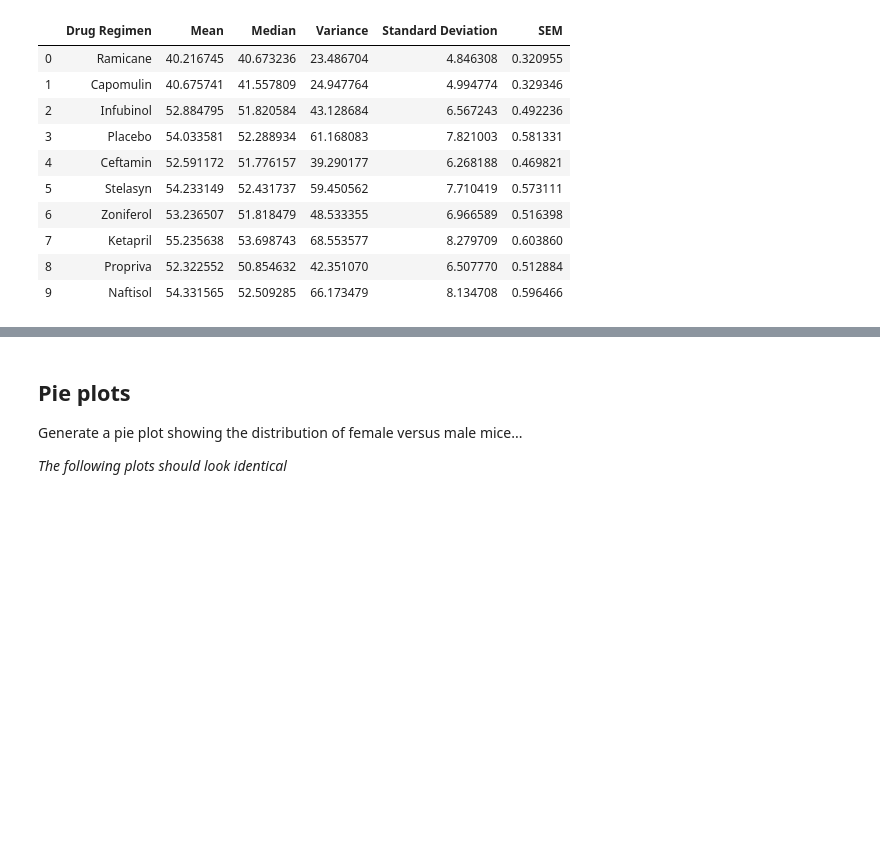
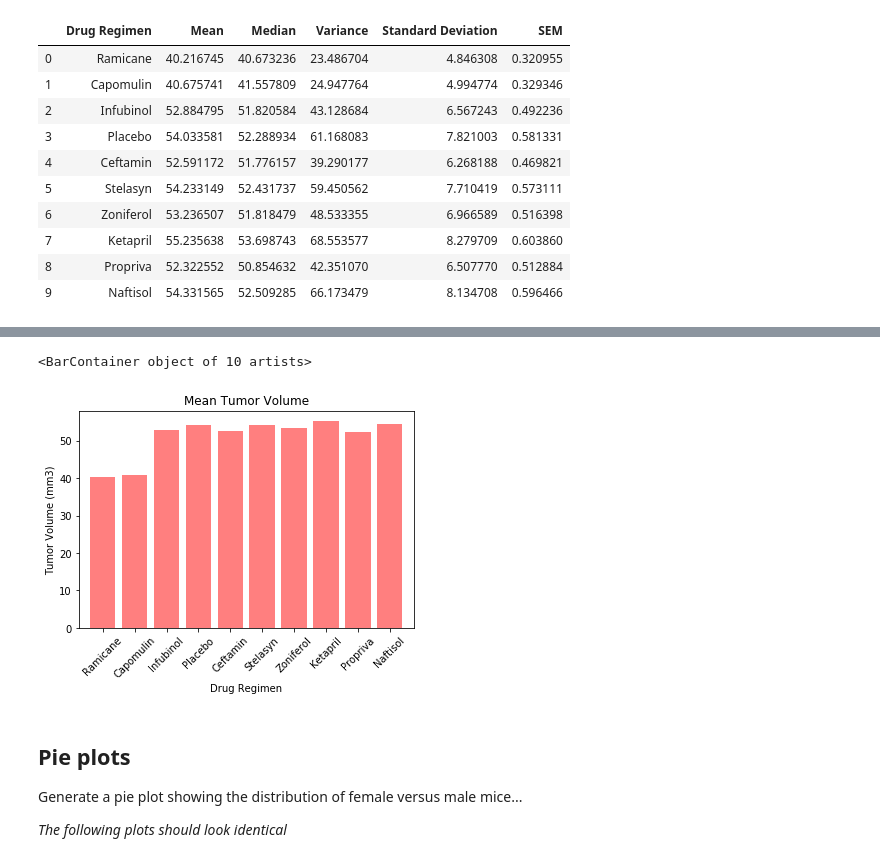
Before and after one commit to kirpatrick/mathplotlib-challenge, a Jupyter notebook: Pymaceuticals/pymaceuticals_starter.ipynb, the cells around one changed output, grey strips where cells are left out. Drawn from its saved outputs; the diff is of its cells as text; code cells hidden in the pictures; blank space fills up the shorter version.

```diff
--- a/Pymaceuticals/pymaceuticals_starter.ipynb
+++ b/Pymaceuticals/pymaceuticals_starter.ipynb
@@ -245,3 +223,27 @@ Generate a bar plot showing number of data points for each treatment regimen...
+# %%
+# Using Matplotlib's pyplot
+mean_tumor_vol = tumor_summary_data['Mean']
+x_axis = np.arange(len(mean_tumor_vol))
+
+# Tell matplotlib where we would like to place each of our x axis headers
+tick_locations = [value for value in x_axis]
+plt.xticks(tick_locations, study_results_complete['Drug Regimen'].unique(), rotation=45)
+
+# Sets the x limits of the current chart
+plt.xlim(-0.75, len(x_axis)-0.25)
+
+# Sets the y limits of the current chart
+plt.ylim(0, max(mean_tumor_vol)*1.05)
+
+# Give our chart some labels and a tile
+plt.title("Mean Tumor Volume")
+plt.xlabel("Drug Regimen")
+plt.ylabel("Tumor Volume (mm3)")
+
+plt.bar(x_axis, mean_tumor_vol, color='r', alpha=0.5, align="center")
+# %% [output]
+<BarContainer object of 10 artists>
+[figure, added]
 # %% [markdown]
 ## Pie plots
 Generate a pie plot showing the distribution of female versus male mice...
```
Also changed, not shown: parts of 10 cells of this notebook.
